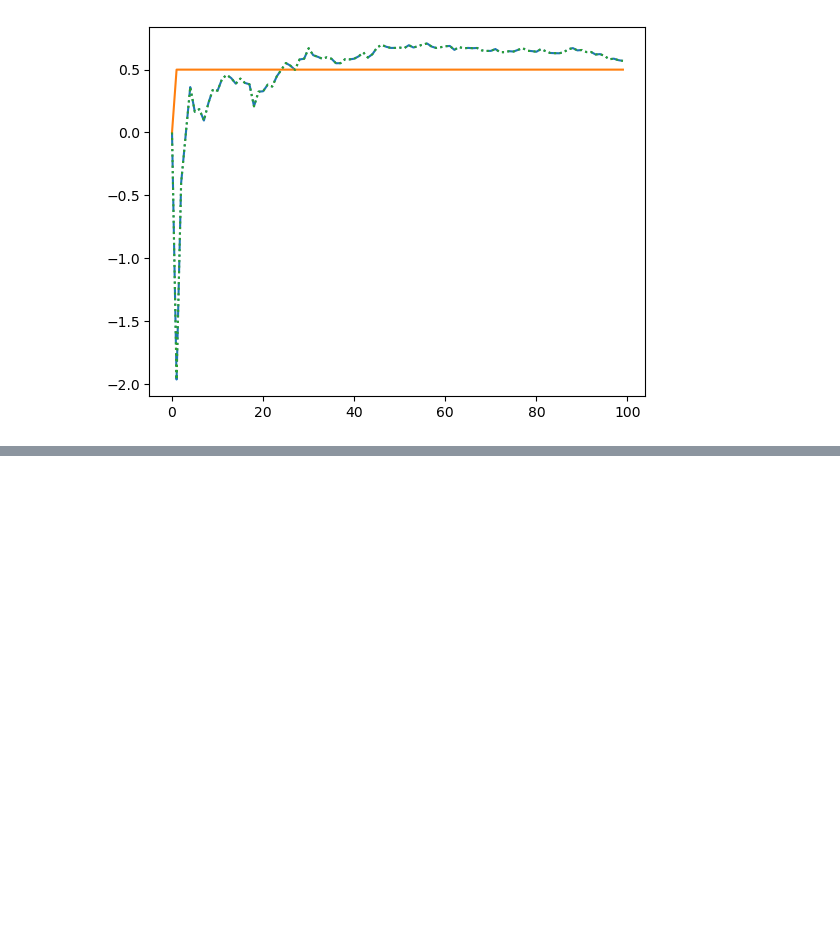
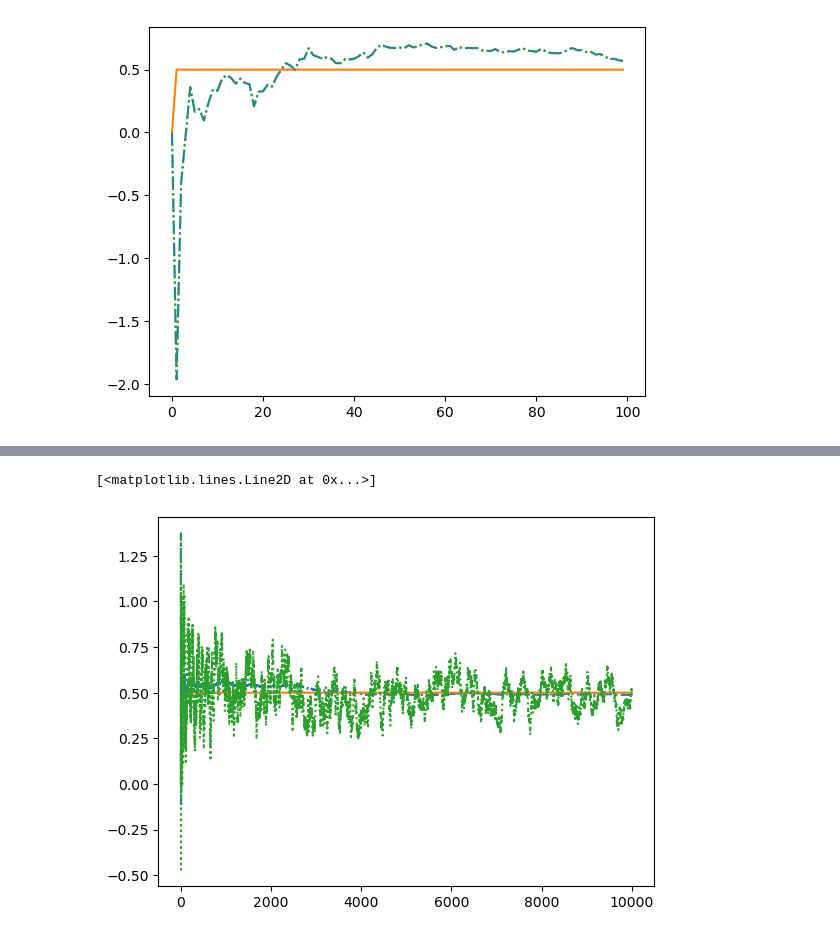
Before and after one commit to olethrosdc/AI_BSc, a Jupyter notebook: src/utility/Mean Estimation.ipynb, the cells around one changed output, grey strips where cells are left out. Saved outputs shown, nothing was run; the diff lists cells and outputs as text; code cells hidden in the pictures; blank space fills up the shorter version.

Commit message:
Mean estimation

```diff
--- a/src/utility/Mean Estimation.ipynb
+++ b/src/utility/Mean Estimation.ipynb
@@ -89,0 +103,21 @@ plt.plot(gradient_mean, ':')
+# %%
+# Now, we try with alpha=1/(sqrt(t)):
+mu = 0.5
+T = 10000
+empirical_mean = np.zeros(T)
+oracle_mean = np.zeros(T)
+gradient_mean = np.zeros(T)
+
+for t in range(1,T):
+    alpha = 1/np.sqrt(t)
+    omega = rng.normal(mu)
+    empirical_mean[t] = empirical_mean[t-1] + (omega - empirical_mean[t-1])/t
+    oracle_mean[t] = oracle_mean[t-1] + (mu - oracle_mean[t-1]) * alpha
+    gradient_mean[t] = gradient_mean[t-1] + (omega - gradient_mean[t-1]) * alpha
+# %%
+plt.plot(empirical_mean, '-.')
+plt.plot(oracle_mean)
+plt.plot(gradient_mean, ':')
+# %% [output]
+[<matplotlib.lines.Line2D at 0x...>]
+[figure, added]
```
Also changed, not shown: parts of 10 cells of this notebook.
